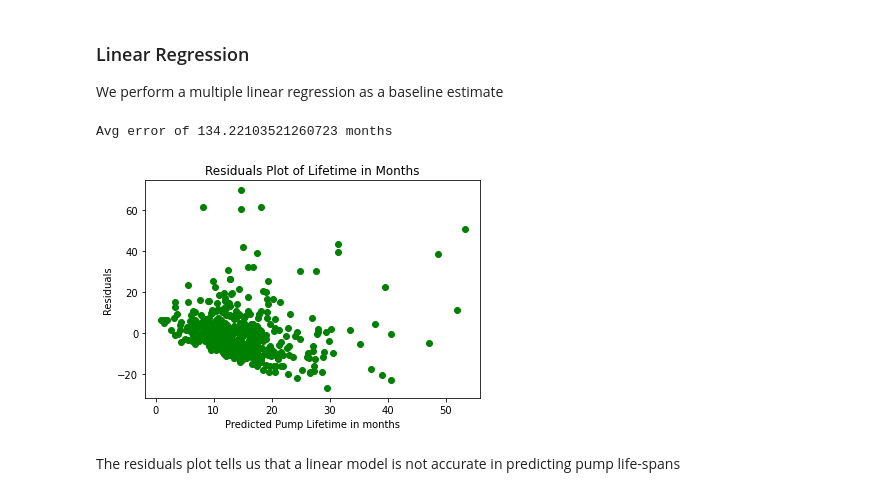
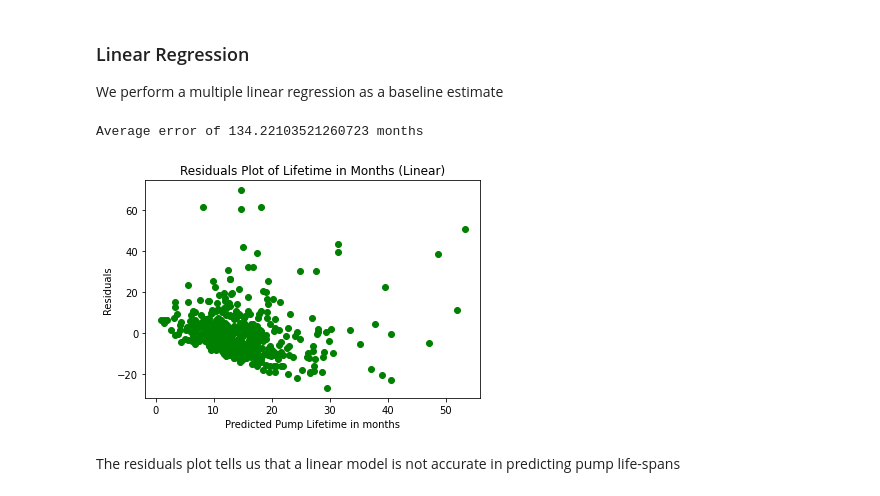
Before and after one commit to skeptrunedev/Rod_Pump_Optimization, a Jupyter notebook: notebooks/FP_Notebook.ipynb, the cells around one changed output. Drawn from its saved outputs; the diff is of its cells as text; code cells hidden in the pictures.

```diff
--- a/notebooks/FP_Notebook.ipynb
+++ b/notebooks/FP_Notebook.ipynb
@@ -169,19 +198,20 @@ We perform a multiple linear regression as a baseline estimate
 # %%
 lr=LinearRegression()
 y_train_months=y_train.copy()
 y_train_months/=2.63002e+15
 lr.fit(X_train,y_train_months)
 prediction=lr.predict(X_test)
 y_test_months=y_test.copy()
 y_test_months/=2.63002e+15 #30.44 days per month
 plt.scatter(prediction, y_test_months-prediction, color='green')
 plt.xlabel('Predicted Pump Lifetime in months')
 plt.ylabel('Residuals')
-plt.title('Residuals Plot of Lifetime in Months')
+plt.title('Residuals Plot of Lifetime in Months (Linear)')
+print()
 print("Average error of",mean_squared_error(y_test_months, prediction), "months")
 # %% [output]
-Avg error of 134.22103521260723 months
+Average error of 134.22103521260723 months
-[figure, old version]
+[figure, new version]
 # %% [markdown]
 The residuals plot tells us that a linear model is not accurate in predicting pump life-spans
 # %% [markdown]
```
Also changed, not shown: parts of 20 cells of this notebook.
